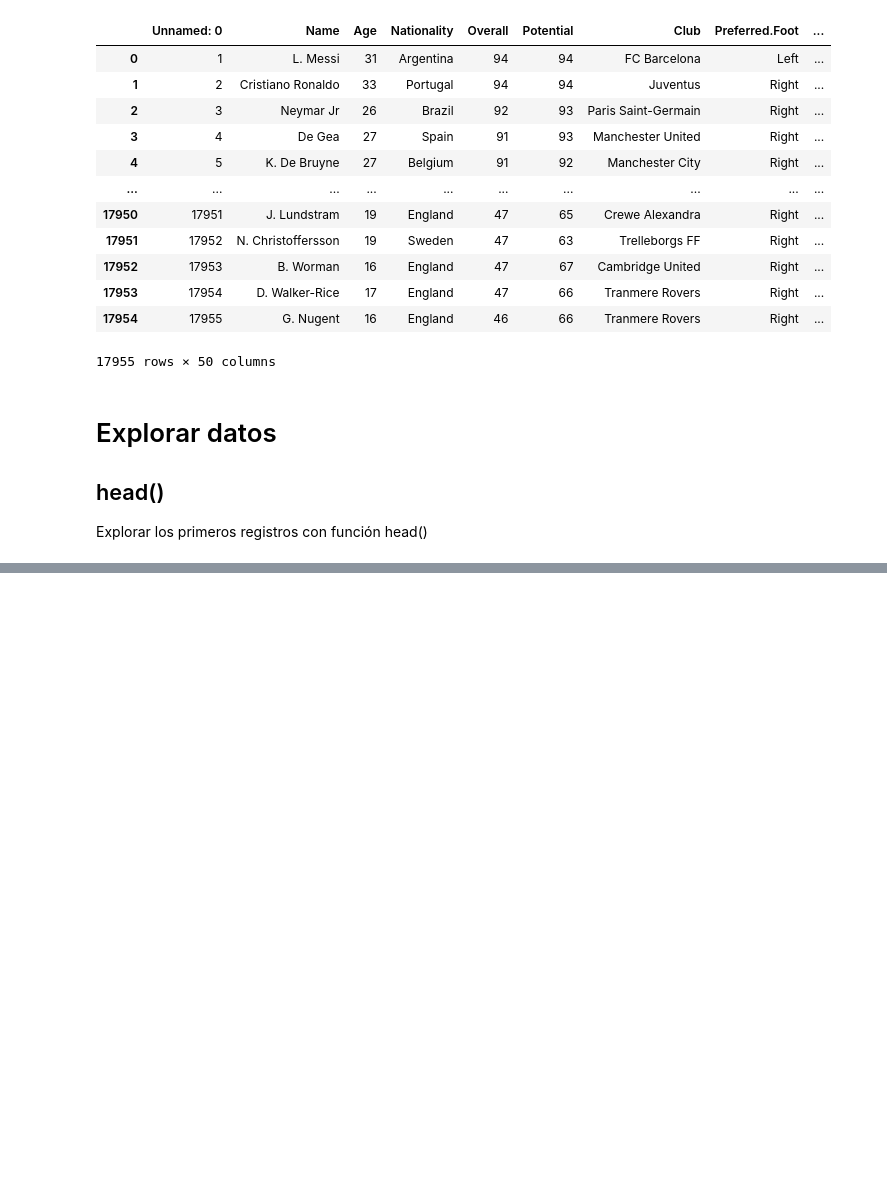
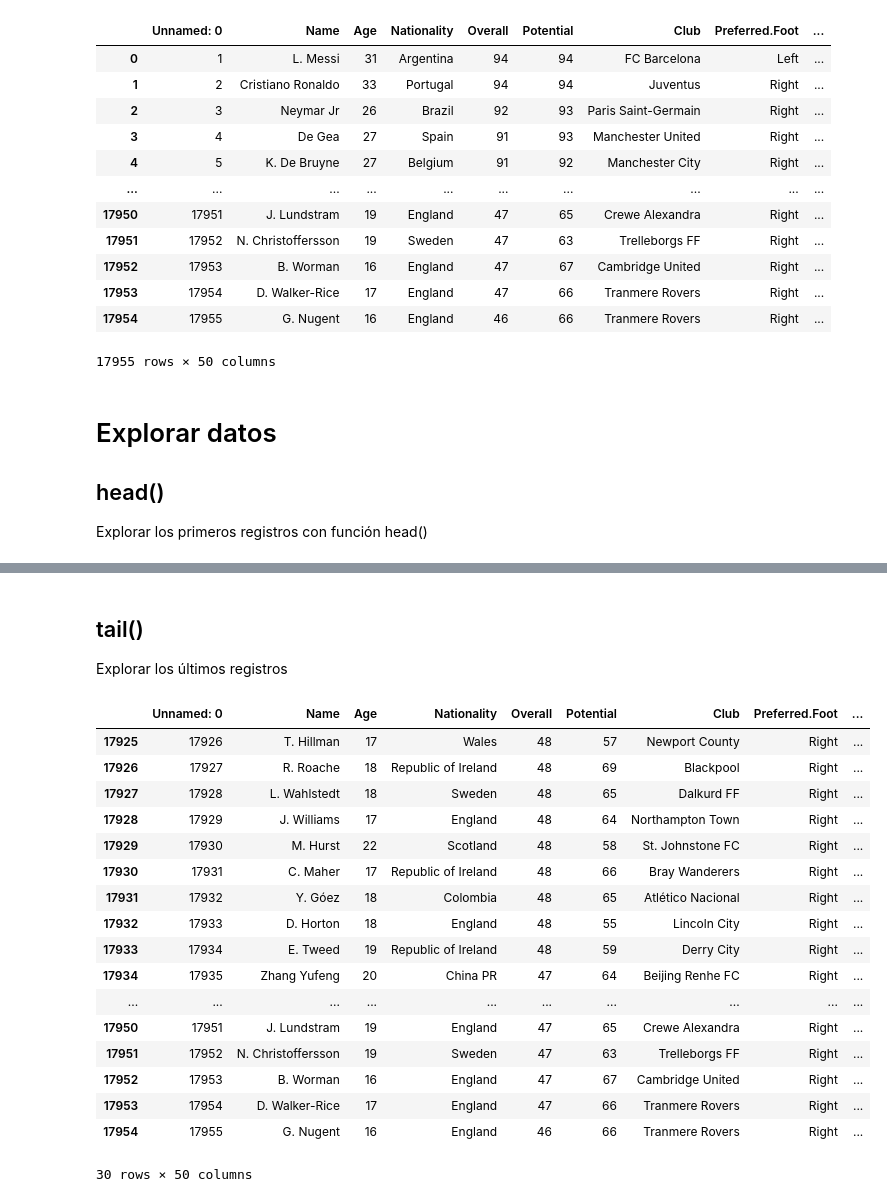
Before and after one commit to enZane/AID, a Jupyter notebook: explorar_datos_fifa.ipynb, the cells around one changed output, grey strips where cells are left out. Saved outputs shown, nothing was run; the diff lists cells and outputs as text; code cells hidden in the pictures; blank space fills up the shorter version.

```diff
--- a/explorar_datos_fifa.ipynb
+++ b/explorar_datos_fifa.ipynb
@@ -48,0 +73,24 @@ datos.head(30)
+# %% [markdown]
+## tail()
+Explorar los últimos registros
+# %%
+datos.tail(30)
+# %% [output]
+|  | Unnamed: 0 | Name | Age | Nationality | Overall | Potential | Club | Preferred.Foot | ... |
+| 17925 | 17926 | T. Hillman | 17 | Wales | 48 | 57 | Newport County | Right | ... |
+| 17926 | 17927 | R. Roache | 18 | Republic of Ireland | 48 | 69 | Blackpool | Right | ... |
+| 17927 | 17928 | L. Wahlstedt | 18 | Sweden | 48 | 65 | Dalkurd FF | Right | ... |
+| 17928 | 17929 | J. Williams | 17 | England | 48 | 64 | Northampton Town | Right | ... |
+| 17929 | 17930 | M. Hurst | 22 | Scotland | 48 | 58 | St. Johnstone FC | Right | ... |
+| 17930 | 17931 | C. Maher | 17 | Republic of Ireland | 48 | 66 | Bray Wanderers | Right | ... |
+| 17931 | 17932 | Y. Góez | 18 | Colombia | 48 | 65 | Atlético Nacional | Right | ... |
+| 17932 | 17933 | D. Horton | 18 | England | 48 | 55 | Lincoln City | Right | ... |
+| 17933 | 17934 | E. Tweed | 19 | Republic of Ireland | 48 | 59 | Derry City | Right | ... |
+| 17934 | 17935 | Zhang Yufeng | 20 | China PR | 47 | 64 | Beijing Renhe FC | Right | ... |
+| ... | ... | ... | ... | ... | ... | ... | ... | ... | ... |
+| 17950 | 17951 | J. Lundstram | 19 | England | 47 | 65 | Crewe Alexandra | Right | ... |
+| 17951 | 17952 | N. Christoffersson | 19 | Sweden | 47 | 63 | Trelleborgs FF | Right | ... |
+| 17952 | 17953 | B. Worman | 16 | England | 47 | 67 | Cambridge United | Right | ... |
+| 17953 | 17954 | D. Walker-Rice | 17 | England | 47 | 66 | Tranmere Rovers | Right | ... |
+| 17954 | 17955 | G. Nugent | 16 | England | 46 | 66 | Tranmere Rovers | Right | ... |
+30 rows × 50 columns
```
Also changed, not shown: parts of 26 cells of this notebook.
